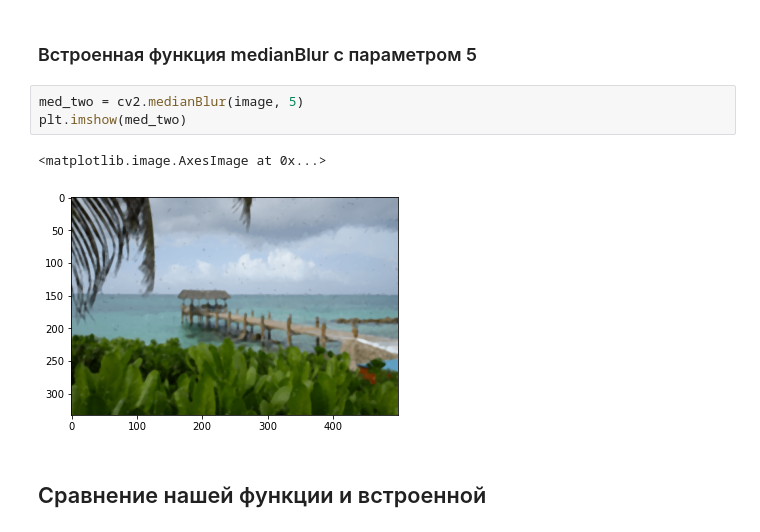
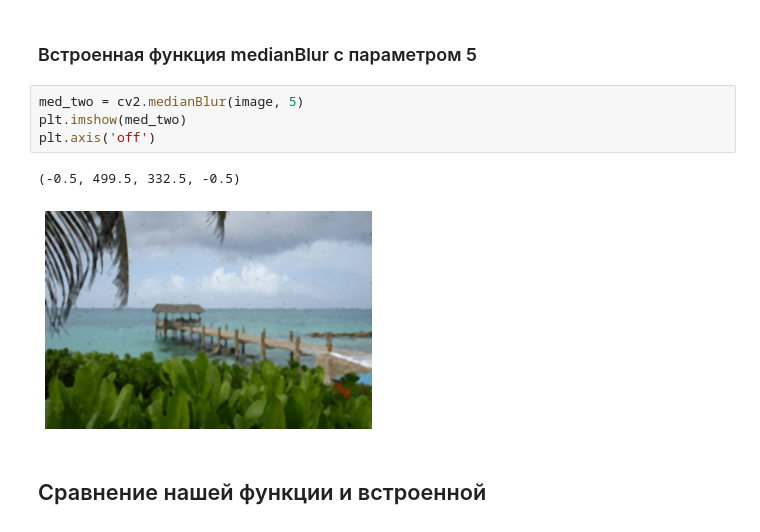
Before and after one commit to OganyanRV/Image-Processing, a Jupyter notebook: laba 2/task 2.1/task2.2.ipynb, the cells around one changed output. Drawn from its saved outputs; the diff is of its cells as text.

```diff
--- a/laba 2/task 2.1/task2.2.ipynb
+++ b/laba 2/task 2.1/task2.2.ipynb
@@ -87,9 +91,10 @@ plt.imshow(med)
 # %%
 med_two = cv2.medianBlur(image, 5)
 plt.imshow(med_two)
+plt.axis('off')
 # %% [output]
-<matplotlib.image.AxesImage at 0x...>
+(-0.5, 499.5, 332.5, -0.5)
-[figure, old version]
+[figure, new version]
 # %% [markdown]
 ## Сравнение нашей функции и встроенной
 # %% [markdown]
```
Also changed, not shown: parts of 11 cells of this notebook.
